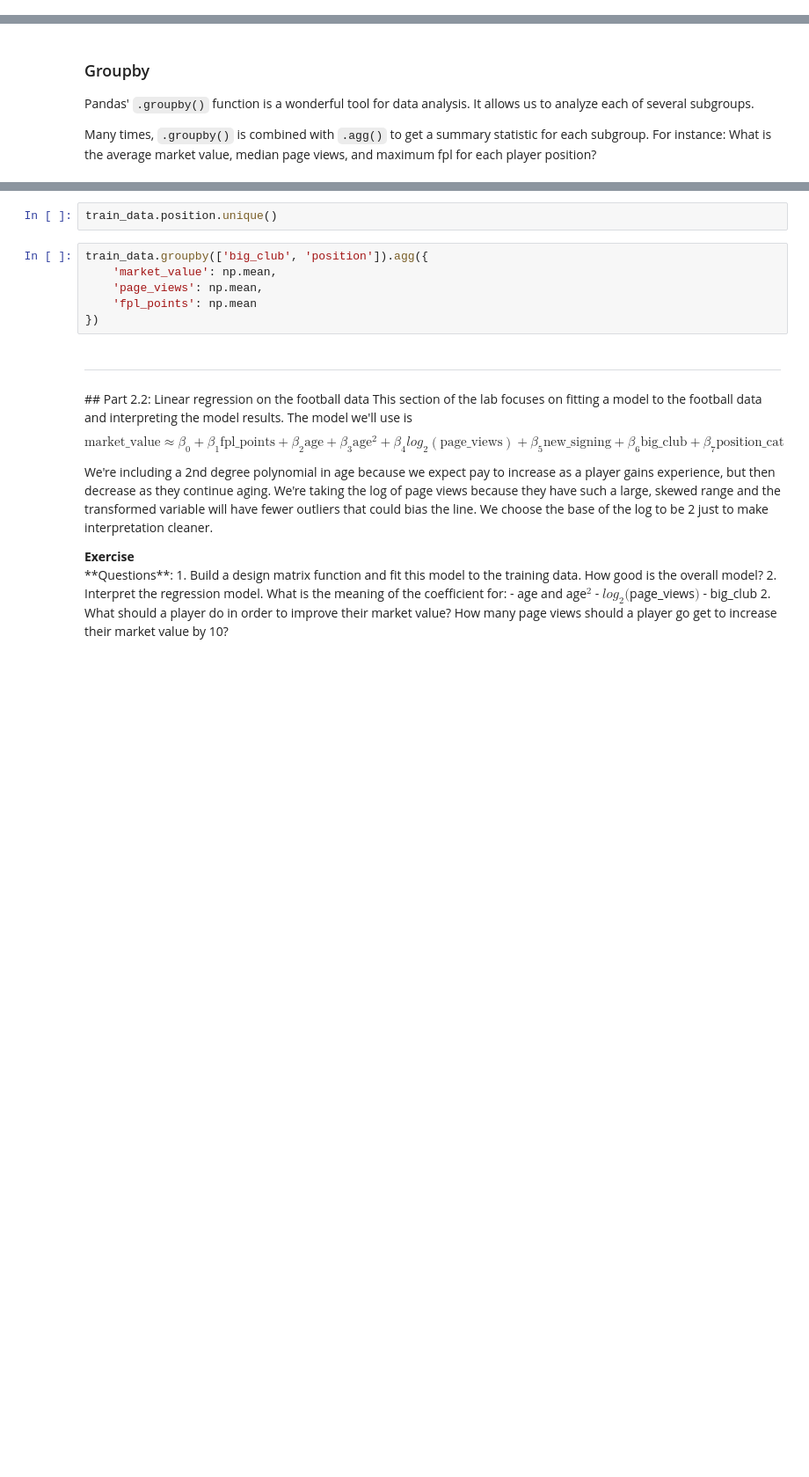
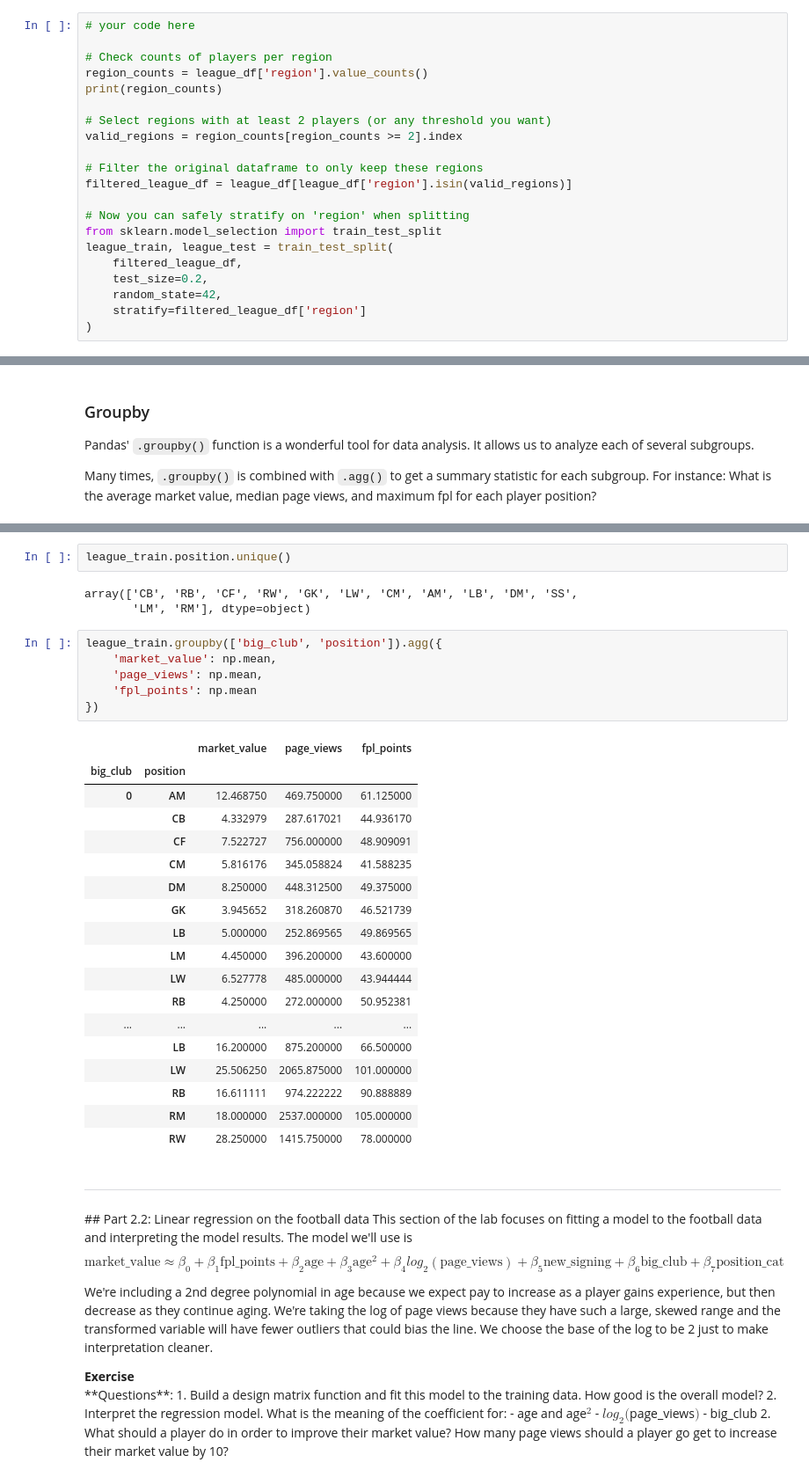
Before and after one commit to HammoutiD/ML, a Jupyter notebook: lab1bonus/lab1_Intro_to_ML_MPR.ipynb, the cells around one changed output, grey strips where cells are left out. Shown at 88% size. Cells and saved outputs as stored; diff of their text form; blank space fills up the shorter version.

```diff
--- a/lab1bonus/lab1_Intro_to_ML_MPR.ipynb
+++ b/lab1bonus/lab1_Intro_to_ML_MPR.ipynb
@@ -194,0 +285,21 @@ We want to make sure that the training and test data have appropriate representa
+# %%
+# your code here
+
+# Check counts of players per region
+region_counts = league_df['region'].value_counts()
+print(region_counts)
+
+# Select regions with at least 2 players (or any threshold you want)
+valid_regions = region_counts[region_counts >= 2].index
+
+# Filter the original dataframe to only keep these regions
+filtered_league_df = league_df[league_df['region'].isin(valid_regions)]
+
+# Now you can safely stratify on 'region' when splitting
+from sklearn.model_selection import train_test_split
+league_train, league_test = train_test_split(
+    filtered_league_df,
+    test_size=0.2,
+    random_state=42,
+    stratify=filtered_league_df['region']
+)
@@ -210,11 +346,33 @@ train_data.groupby('position').agg({
 # %%
-train_data.position.unique()
+league_train.position.unique()
+# %% [output]
+array(['CB', 'RB', 'CF', 'RW', 'GK', 'LW', 'CM', 'AM', 'LB', 'DM', 'SS',
+       'LM', 'RM'], dtype=object)
 # %%
-train_data.groupby(['big_club', 'position']).agg({
+league_train.groupby(['big_club', 'position']).agg({
     'market_value': np.mean,
     'page_views': np.mean,
     'fpl_points': np.mean
 })
+# %% [output]
+|  |  | market_value | page_views | fpl_points |
+| big_club | position |  |  |  |
+| 0 | AM | 12.468750 | 469.750000 | 61.125000 |
+|  | CB | 4.332979 | 287.617021 | 44.936170 |
+|  | CF | 7.522727 | 756.000000 | 48.909091 |
+|  | CM | 5.816176 | 345.058824 | 41.588235 |
+|  | DM | 8.250000 | 448.312500 | 49.375000 |
+|  | GK | 3.945652 | 318.260870 | 46.521739 |
+|  | LB | 5.000000 | 252.869565 | 49.869565 |
+|  | LM | 4.450000 | 396.200000 | 43.600000 |
+|  | LW | 6.527778 | 485.000000 | 43.944444 |
+|  | RB | 4.250000 | 272.000000 | 50.952381 |
+| ... | ... | ... | ... | ... |
+|  | LB | 16.200000 | 875.200000 | 66.500000 |
+|  | LW | 25.506250 | 2065.875000 | 101.000000 |
+|  | RB | 16.611111 | 974.222222 | 90.888889 |
+|  | RM | 18.000000 | 2537.000000 | 105.000000 |
+|  | RW | 28.250000 | 1415.750000 | 78.000000 |
 # %% [markdown]
 <hr style="height:3px">
 ## Part 2.2: Linear regression on the football data
```
Also changed, not shown: parts of 36 cells of this notebook, 2 other files.
